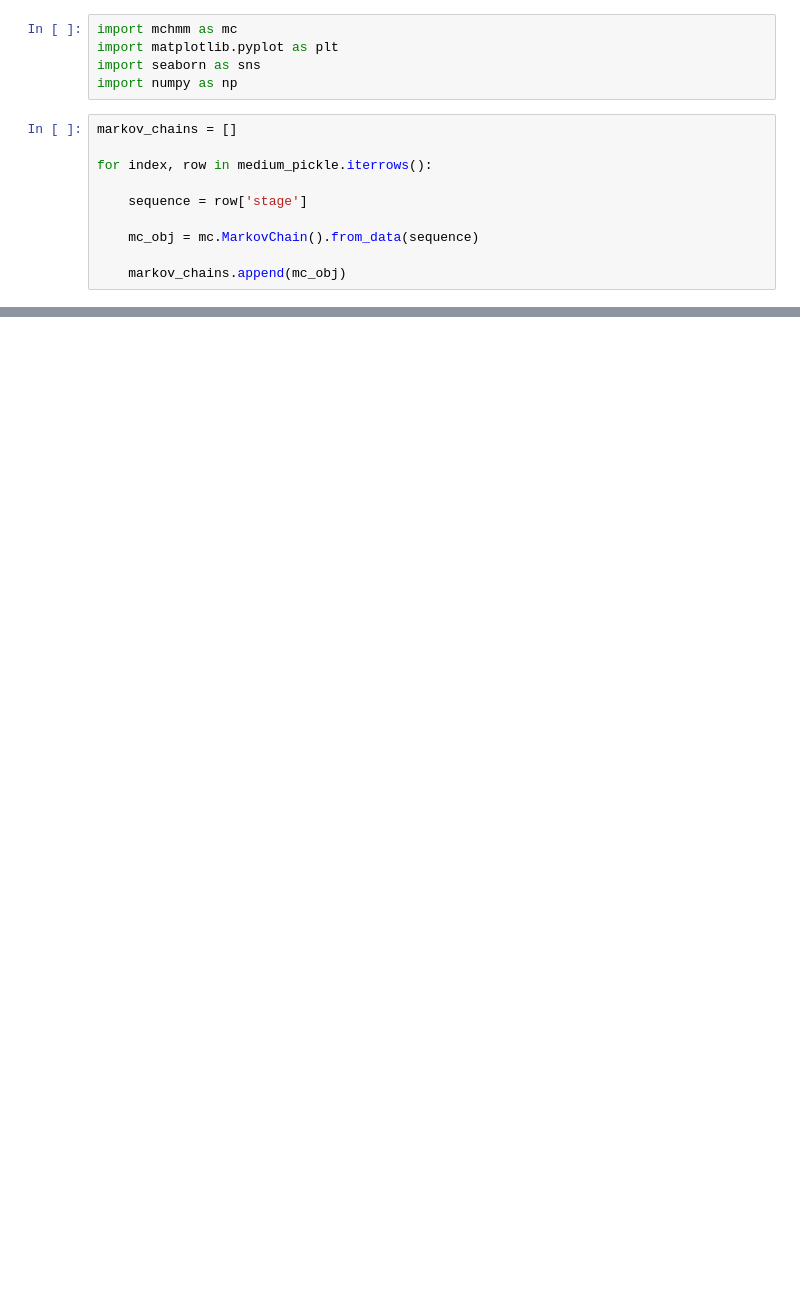
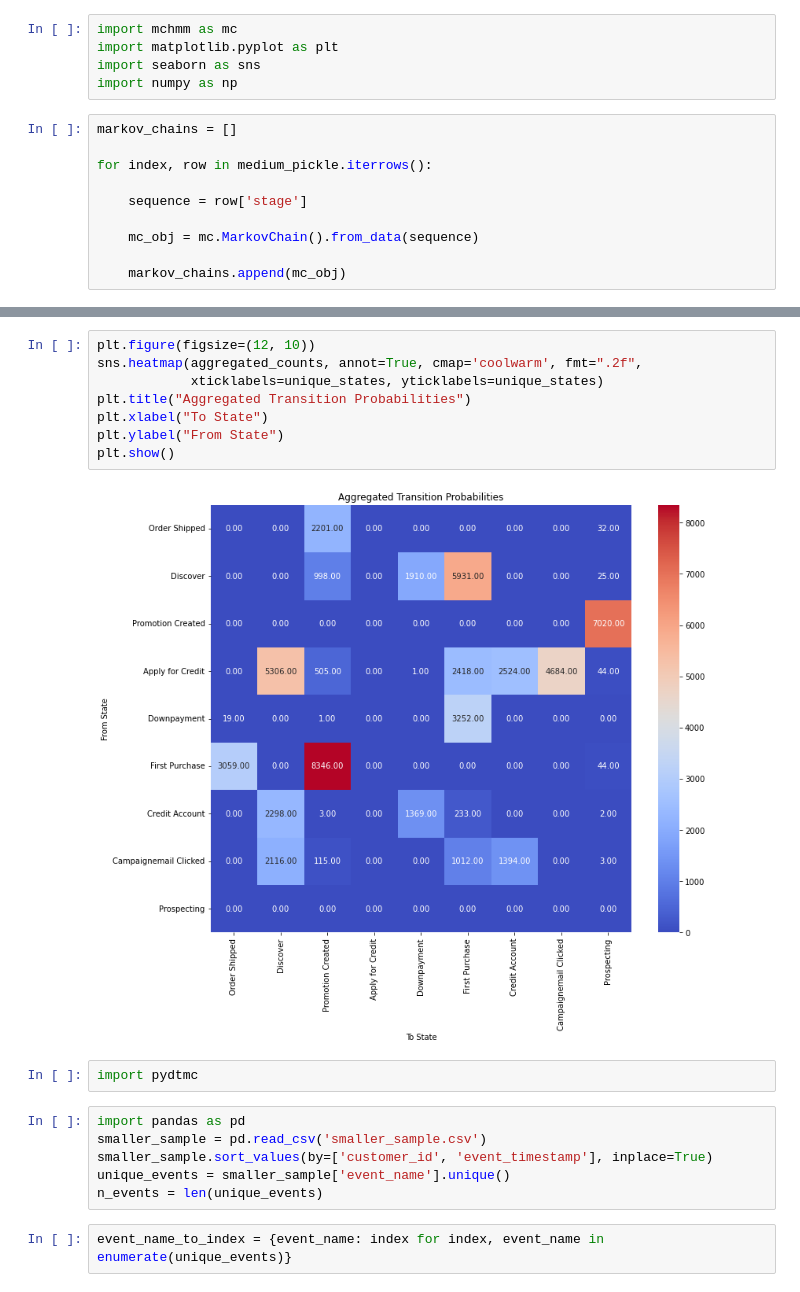
Before and after one commit to cjunwon/STATSM148-Fingerhut-Consulting, a Jupyter notebook: ronan_code/Larger_Pickle.ipynb, the cells around one changed output, grey strips where cells are left out. Cells and saved outputs as stored; diff of their text form; blank space fills up the shorter version.

```diff
--- a/ronan_code/Larger_Pickle.ipynb
+++ b/ronan_code/Larger_Pickle.ipynb
@@ -60,0 +120,20 @@ plt.show()
+# %%
+plt.figure(figsize=(12, 10))
+sns.heatmap(aggregated_counts, annot=True, cmap='coolwarm', fmt=".2f",
+            xticklabels=unique_states, yticklabels=unique_states)
+plt.title("Aggregated Transition Probabilities")
+plt.xlabel("To State")
+plt.ylabel("From State")
+plt.show()
+# %% [output]
+[figure, added]
+# %%
+import pydtmc
+# %%
+import pandas as pd
+smaller_sample = pd.read_csv('smaller_sample.csv')
+smaller_sample.sort_values(by=['customer_id', 'event_timestamp'], inplace=True)
+unique_events = smaller_sample['event_name'].unique()
+n_events = len(unique_events)
+# %%
+event_name_to_index = {event_name: index for index, event_name in enumerate(unique_events)}
```
Also changed, not shown: parts of 23 cells of this notebook.
